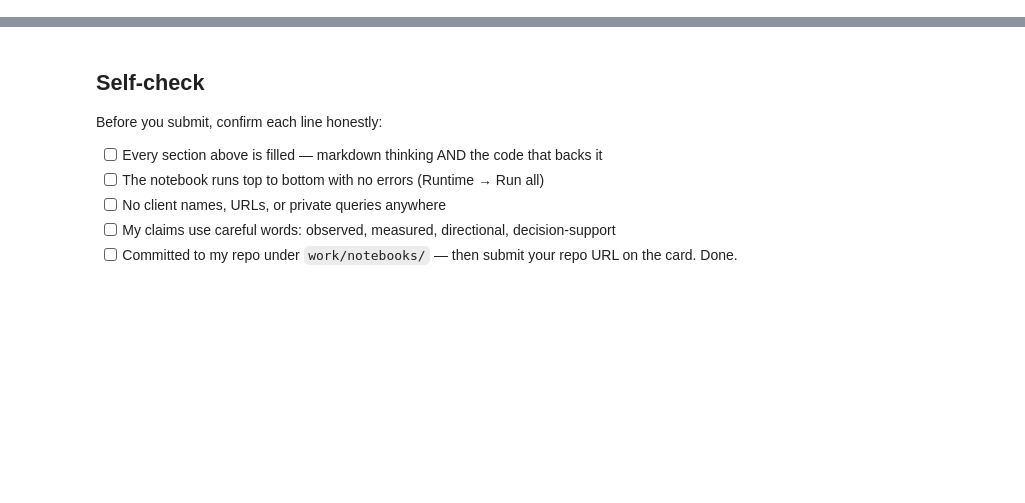
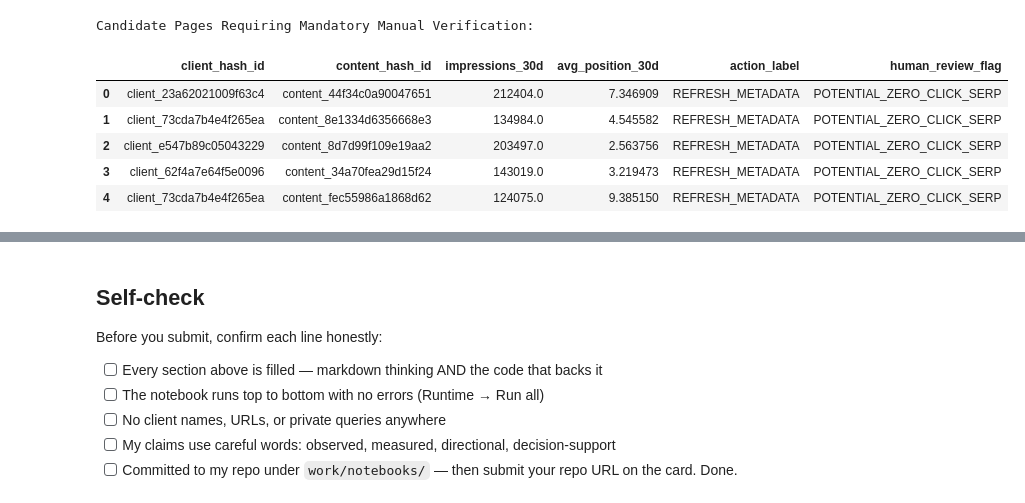
Before and after one commit to Venomm777/FlyAi, a Jupyter notebook: work/notebooks/w07_action_playbook.ipynb, the cells around one changed output, grey strips where cells are left out. Cells and saved outputs as stored; diff of their text form; code cells hidden in the pictures; blank space fills up the shorter version.

```diff
--- a/work/notebooks/w07_action_playbook.ipynb
+++ b/work/notebooks/w07_action_playbook.ipynb
@@ -43,0 +11,27 @@ This skeleton is yours to fill. Work the sections **in order** — each one has
+# %%
+import os
+import json
+import duckdb
+import numpy as np
+import pandas as pd
+import matplotlib.pyplot as plt
+from google.colab import userdata
+
+# Authenticate DuckDB with Hugging Face Token from Colab Secrets
+hf_token = userdata.get('HF_TOKEN')
+
+con = duckdb.connect()
+con.execute("INSTALL httpfs; LOAD httpfs;")
+
+try:
+    con.execute(f"CREATE SECRET (TYPE HUGGINGFACE, TOKEN '{hf_token}');")
+except Exception:
+    con.execute(f"SET hf_token='{hf_token}';")
+
+BASE = "hf://datasets/FlyRank/internship-warehouse"
+FACT_DAILY = f"{BASE}/fact_content_daily_performance"
+
+# Ensure output directories exist for exports
+os.makedirs("work/outputs", exist_ok=True)
+os.makedirs("work/figures", exist_ok=True)
+print("DuckDB active and output paths (work/outputs, work/figures) initialized.")
@@ -43,0 +172,26 @@ This skeleton is yours to fill. Work the sections **in order** — each one has
+# %%
+# Identify pages with high operational risk that require mandatory human caution
+def flag_review_risk(row):
+    flags = []
+    if row["impressions_30d"] > 50000 and row["ctr_30d"] < 0.005:
+        flags.append("POTENTIAL_ZERO_CLICK_SERP")
+    if row["active_days"] < 15:
+        flags.append("INTERMITTENT_INDEXING")
+    if row["action_label"] == "CONSOLIDATE_OR_PRUNE" and row["impressions_30d"] > 1000:
+        flags.append("HIGH_VALUE_PRUNE_RISK")
+    return ", ".join(flags) if flags else "CLEAN_FOR_REVIEW"
+
+playbook_queue["human_review_flag"] = playbook_queue.apply(flag_review_risk, axis=1)
+
+print("Candidate Pages Requiring Mandatory Manual Verification:")
+display(playbook_queue[playbook_queue["human_review_flag"] != "CLEAN_FOR_REVIEW"].head(5)[[
+    "client_hash_id", "content_hash_id", "impressions_30d", "avg_position_30d", "action_label", "human_review_flag"
+]])
+# %% [output]
+Candidate Pages Requiring Mandatory Manual Verification:
+|  | client_hash_id | content_hash_id | impressions_30d | avg_position_30d | action_label | human_review_flag |
+| 0 | client_23a62021009f63c4 | content_44f34c0a90047651 | 212404.0 | 7.346909 | REFRESH_METADATA | POTENTIAL_ZERO_CLICK_SERP |
+| 1 | client_73cda7b4e4f265ea | content_8e1334d6356668e3 | 134984.0 | 4.545582 | REFRESH_METADATA | POTENTIAL_ZERO_CLICK_SERP |
+| 2 | client_e547b89c05043229 | content_8d7d99f109e19aa2 | 203497.0 | 2.563756 | REFRESH_METADATA | POTENTIAL_ZERO_CLICK_SERP |
+| 3 | client_62f4a7e64f5e0096 | content_34a70fea29d15f24 | 143019.0 | 3.219473 | REFRESH_METADATA | POTENTIAL_ZERO_CLICK_SERP |
+| 4 | client_73cda7b4e4f265ea | content_fec55986a1868d62 | 124075.0 | 9.385150 | REFRESH_METADATA | POTENTIAL_ZERO_CLICK_SERP |
```
Also changed, not shown: parts of 21 cells of this notebook.
